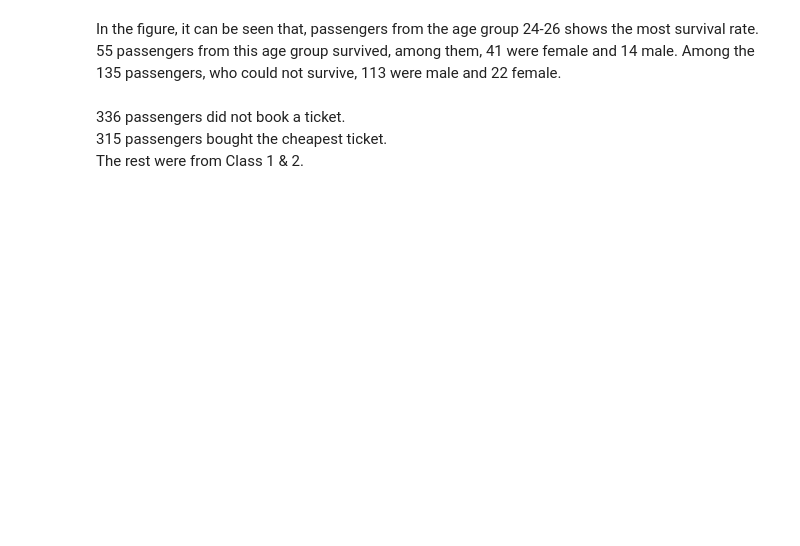
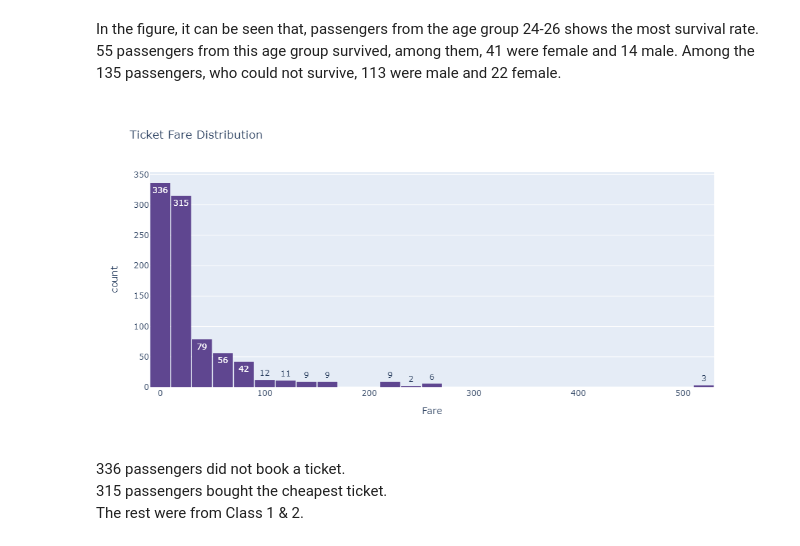
Before and after one commit to Payel115/Titanic---EDA-Machine-Learning, a Jupyter notebook: titanic_EDA.ipynb, the cells around one changed output. Cells and saved outputs as stored; diff of their text form; code cells hidden in the pictures; blank space fills up the shorter version.

Commit message:
Made plots static

```diff
--- a/titanic_EDA.ipynb
+++ b/titanic_EDA.ipynb
@@ -225,9 +228,11 @@ In the figure, it can be seen that, passengers from the age group 24-26 shows th
 # %%
 # Plotting the fare distribution
 fig = px.histogram(data_frame= titanic, x="Fare", nbins=30, text_auto=True, title = 'Ticket Fare Distribution',
                    color_discrete_sequence=px.colors.qualitative.Prism)
-fig.update_layout(bargap=0.05, autosize = True)
-fig.show()
+fig.update_layout(bargap=0.05, autosize = True, width = 1000)
+fig.show('png')
+# %% [output]
+[figure, added]
 # %% [markdown]
 336 passengers did not book a ticket.<br>
 315 passengers bought the cheapest ticket.<br>
```
Also changed, not shown: parts of 7 cells of this notebook.
